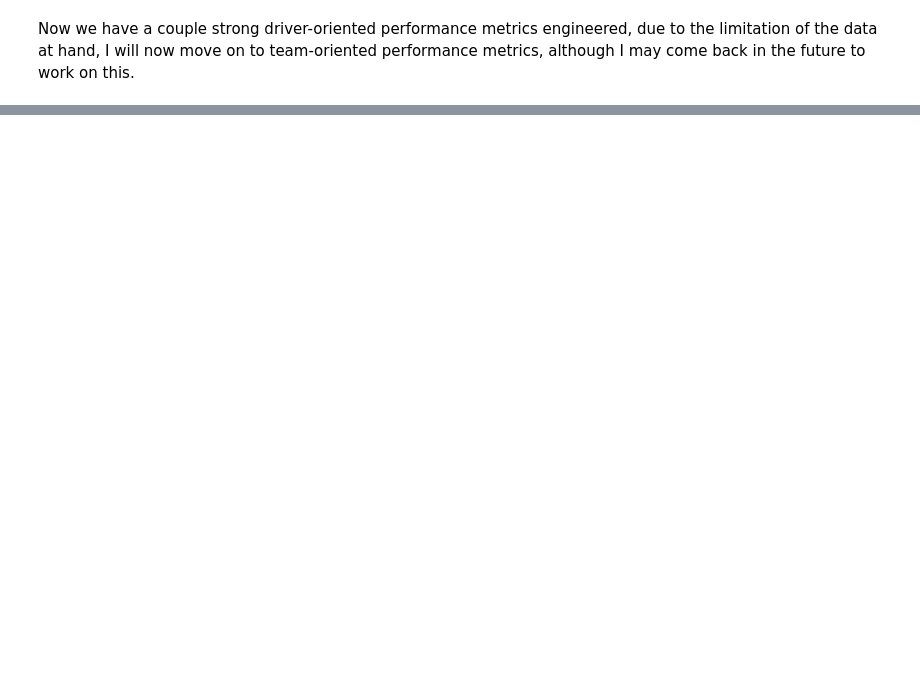
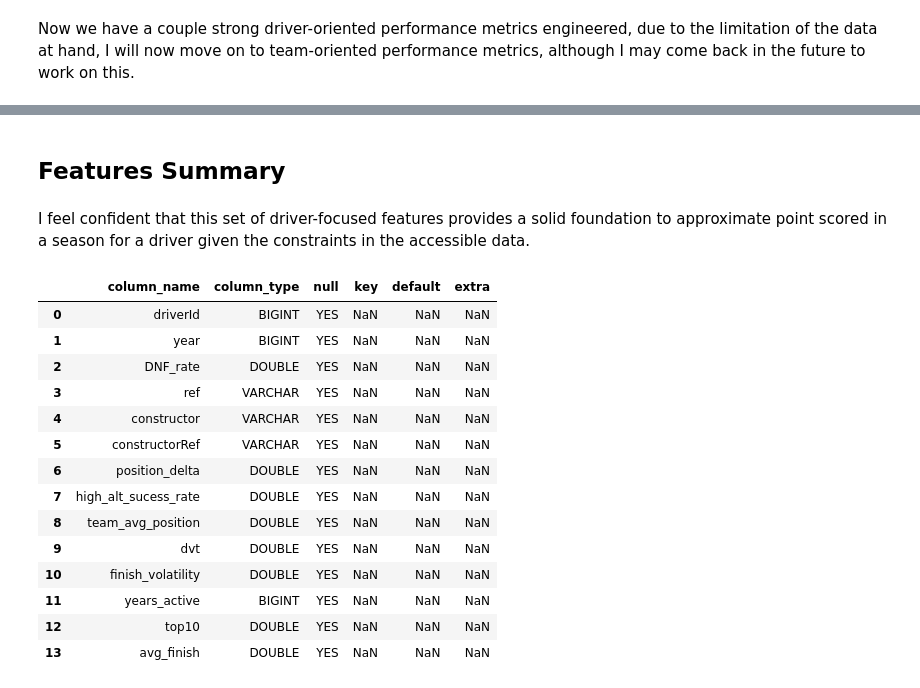
Before and after one commit to viurdaneta/F1, a Jupyter notebook: Feature Engineering.ipynb, the cells around one changed output, grey strips where cells are left out. Saved outputs shown, nothing was run; the diff lists cells and outputs as text; code cells hidden in the pictures; blank space fills up the shorter version.

```diff
--- a/Feature Engineering.ipynb
+++ b/Feature Engineering.ipynb
@@ -380,0 +845,23 @@ Now we have a couple strong driver-oriented performance metrics engineered, due
+# %% [markdown]
+## Features Summary
+# %% [markdown]
+I feel confident that this set of driver-focused features provides a solid foundation to approximate point scored in a season for a driver given the constraints in the accessible data.
+# %%
+con = duckdb.connect("f1.duckdb")
+con.execute("DESCRIBE features").df()
+# %% [output]
+|  | column_name | column_type | null | key | default | extra |
+| 0 | driverId | BIGINT | YES | NaN | NaN | NaN |
+| 1 | year | BIGINT | YES | NaN | NaN | NaN |
+| 2 | DNF_rate | DOUBLE | YES | NaN | NaN | NaN |
+| 3 | ref | VARCHAR | YES | NaN | NaN | NaN |
+| 4 | constructor | VARCHAR | YES | NaN | NaN | NaN |
+| 5 | constructorRef | VARCHAR | YES | NaN | NaN | NaN |
+| 6 | position_delta | DOUBLE | YES | NaN | NaN | NaN |
+| 7 | high_alt_sucess_rate | DOUBLE | YES | NaN | NaN | NaN |
+| 8 | team_avg_position | DOUBLE | YES | NaN | NaN | NaN |
+| 9 | dvt | DOUBLE | YES | NaN | NaN | NaN |
+| 10 | finish_volatility | DOUBLE | YES | NaN | NaN | NaN |
+| 11 | years_active | BIGINT | YES | NaN | NaN | NaN |
+| 12 | top10 | DOUBLE | YES | NaN | NaN | NaN |
+| 13 | avg_finish | DOUBLE | YES | NaN | NaN | NaN |
```
Also changed, not shown: parts of 71 cells of this notebook, 2 other files.
